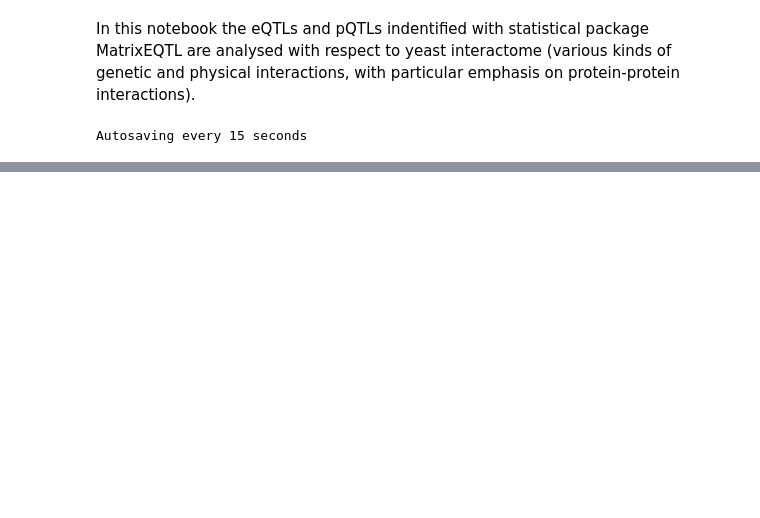
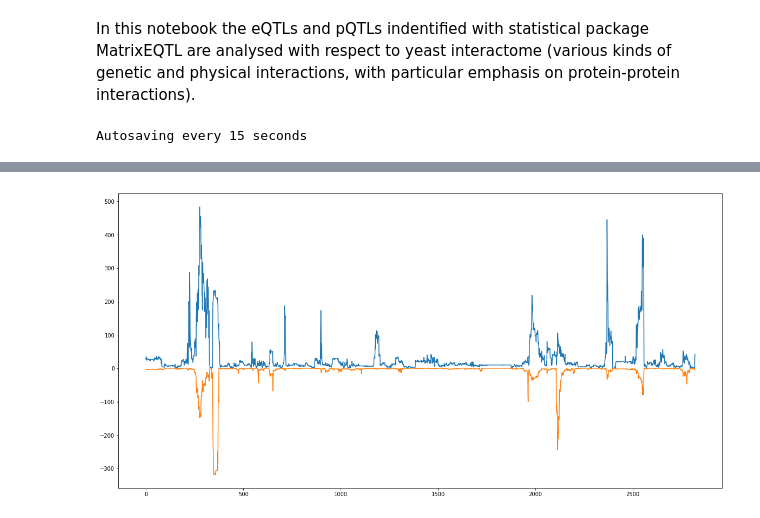
Before and after one commit to ivanov-v-v/PPINs-QTLs-Joint-Analysis, a Jupyter notebook: src/data_analysis.ipynb, the cells around one changed output, grey strips where cells are left out. Drawn from its saved outputs; the diff is of its cells as text; code cells hidden in the pictures; blank space fills up the shorter version.

Commit message:
Combined plots for linkages coming from multiple QTL types

```diff
--- a/src/data_analysis.ipynb
+++ b/src/data_analysis.ipynb
@@ -77,6 +77,9 @@ def assemble_graph_of_interactions(edges, directed = False, randomize=False):
                 interaction_graph.degree(),
                 method='vl'
             )
+    if directed:
+        interaction_graph.vs["type"] = \
+            [False if deg > 0 else True for deg in interaction_graph.outdegree()]
     interaction_graph.vs["name"] = vertex_names
     return interaction_graph
 
@@ -115,3 +120,54 @@ pQTL_df = pd.read_table("./data/pQTLs.csv")
+# %%
+def map_linkages_to_genome_location(QTL_df, full_genotypes_df):
+    # It's easier to work with the graphs
+    QTL_graph = assemble_graph_of_interactions (
+        edges=QTL_df[["SNP", "gene"]].values,
+        directed=True
+    )
+    # Select only the marker vertices
+    left_part = QTL_graph.vs.select(type=False)
+    # And map them to their absolute genome location
+    marker_to_rownum = \
+    dict(
+        zip(
+            full_genotypes_df.iloc[:, 0],
+            np.arange(full_genotypes_df.shape[0])
+        )
+    )
+    # In order to combine plots for different QTLs
+    # it's wise to plot them against the total set of markers,
+    # disregarding whether linkages for the given marker
+    # are calculated or not
+    QTL_marker_to_linkages = \
+    dict(
+        zip(
+            full_genotypes_df.iloc[:, 0],
+            np.zeros(full_genotypes_df.shape[0])
+        )
+    )
+    # Add the available linkage data
+    QTL_marker_to_linkages.update(dict(zip(left_part["name"], left_part.outdegree())))
+    # Sort the dictionary accordingly to the marker position on the chromosome
+    # and unzip it to extract the ordered linkage list
+    QTL_x, QTL_y = \
+    map(list,
+        zip(
+            *sorted(QTL_marker_to_linkages.items(),
+            key=lambda p: marker_to_rownum[p[0]])
+        )
+    )
+    return QTL_x, QTL_y
+
+_, eQTL_y = map_linkages_to_genome_location(eQTL_df, full_genotypes_df)
+_, pQTL_y = map_linkages_to_genome_location(pQTL_df, full_genotypes_df)
+
+# TODO: make the axes prettier
+plt.figure(figsize=(20, 10))
+plt.plot(eQTL_y)
+plt.plot([-y for y in pQTL_y])
+plt.savefig("./img/linkages/eQTLs_pQTLs_combined.png")
+# %% [output]
+[figure, added]
 # %%
 interactome_df = full_interactome_df.copy()
 interactome_df.set_index('Interaction Type', inplace=True)
```
Also changed, not shown: parts of 1 cell of this notebook.
